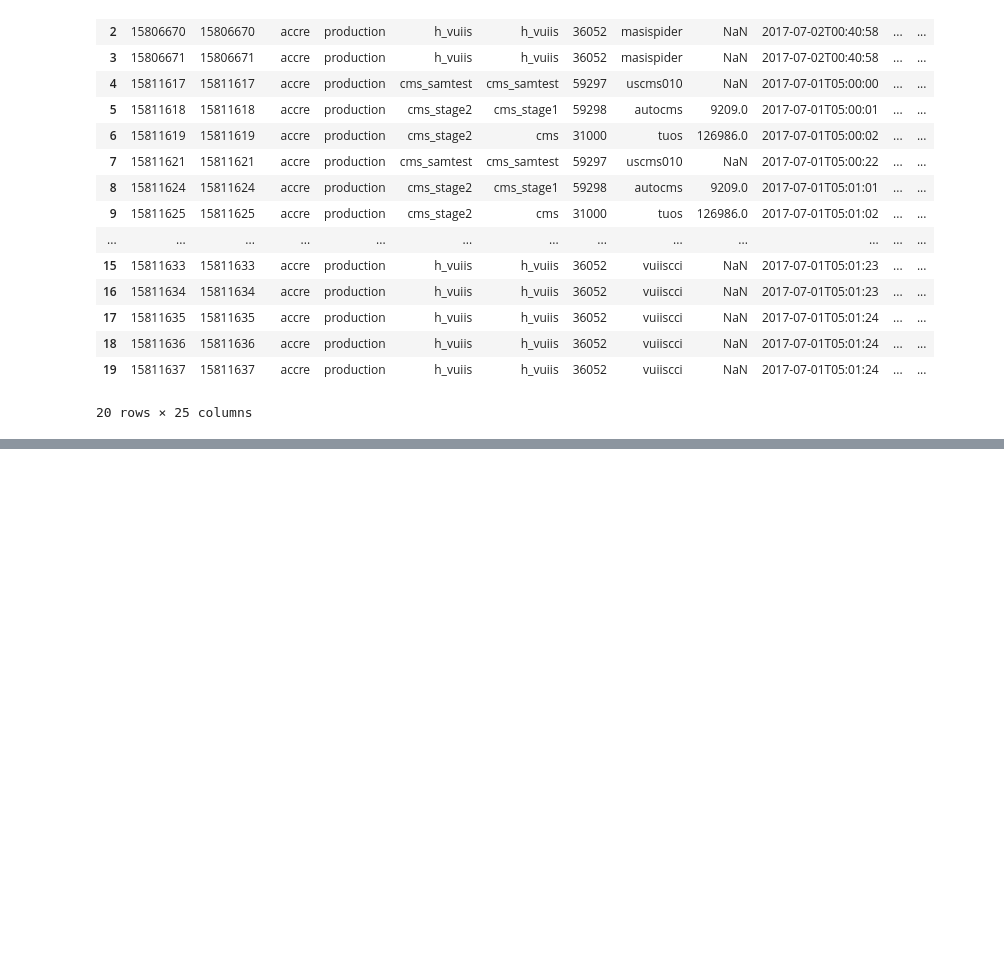
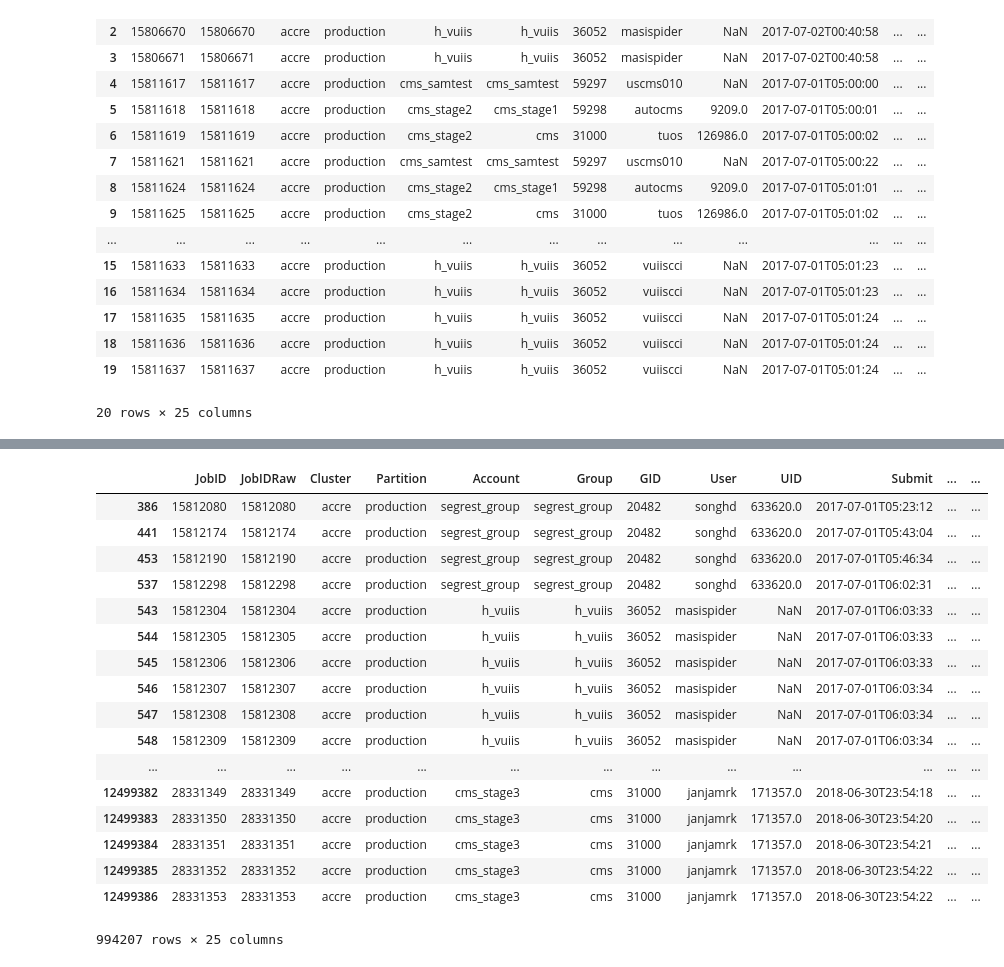
Before and after one commit to Cjcarlevato/data-question-2-dream-crushers, a Jupyter notebook: ACCREdata.ipynb, the cells around one changed output, grey strips where cells are left out. Saved outputs shown, nothing was run; the diff lists cells and outputs as text; code cells hidden in the pictures; blank space fills up the shorter version.

```diff
--- a/ACCREdata.ipynb
+++ b/ACCREdata.ipynb
@@ -5,7 +5,7 @@ import matplotlib.pyplot as plt
 # %%
 ### this is a comment
 # %%
-accre_data = pd.read_csv(r'C:\Users\chris\data_science_projects\data-question-2-dream-crushers\july-2017-thru-june-2018.txt', delimiter='|', nrows=100)
+accre_data = pd.read_csv(r'C:\Users\chris\data_science_projects\data-question-2-dream-crushers\july-2017-thru-june-2018.txt', delimiter='|')
 accre_data.head(n=20)
 # %% [output]
 |  | JobID | JobIDRaw | Cluster | Partition | Account | Group | GID | User | UID | Submit | ... | ... |
@@ -28,0 +147,21 @@ accre_data.head(n=20)
+# %%
+accre_data[(accre_data['NodeList'] =="vmp1409") | (accre_data['State'] == "FAILED")]
+# %% [output]
+|  | JobID | JobIDRaw | Cluster | Partition | Account | Group | GID | User | UID | Submit | ... | ... |
+| 386 | 15812080 | 15812080 | accre | production | segrest_group | segrest_group | 20482 | songhd | 633620.0 | 2017-07-01T05:23:12 | ... | ... |
+| 441 | 15812174 | 15812174 | accre | production | segrest_group | segrest_group | 20482 | songhd | 633620.0 | 2017-07-01T05:43:04 | ... | ... |
+| 453 | 15812190 | 15812190 | accre | production | segrest_group | segrest_group | 20482 | songhd | 633620.0 | 2017-07-01T05:46:34 | ... | ... |
+| 537 | 15812298 | 15812298 | accre | production | segrest_group | segrest_group | 20482 | songhd | 633620.0 | 2017-07-01T06:02:31 | ... | ... |
+| 543 | 15812304 | 15812304 | accre | production | h_vuiis | h_vuiis | 36052 | masispider | NaN | 2017-07-01T06:03:33 | ... | ... |
+| 544 | 15812305 | 15812305 | accre | production | h_vuiis | h_vuiis | 36052 | masispider | NaN | 2017-07-01T06:03:33 | ... | ... |
+| 545 | 15812306 | 15812306 | accre | production | h_vuiis | h_vuiis | 36052 | masispider | NaN | 2017-07-01T06:03:33 | ... | ... |
+| 546 | 15812307 | 15812307 | accre | production | h_vuiis | h_vuiis | 36052 | masispider | NaN | 2017-07-01T06:03:34 | ... | ... |
+| 547 | 15812308 | 15812308 | accre | production | h_vuiis | h_vuiis | 36052 | masispider | NaN | 2017-07-01T06:03:34 | ... | ... |
+| 548 | 15812309 | 15812309 | accre | production | h_vuiis | h_vuiis | 36052 | masispider | NaN | 2017-07-01T06:03:34 | ... | ... |
+| ... | ... | ... | ... | ... | ... | ... | ... | ... | ... | ... | ... | ... |
+| 12499382 | 28331349 | 28331349 | accre | production | cms_stage3 | cms | 31000 | janjamrk | 171357.0 | 2018-06-30T23:54:18 | ... | ... |
+| 12499383 | 28331350 | 28331350 | accre | production | cms_stage3 | cms | 31000 | janjamrk | 171357.0 | 2018-06-30T23:54:20 | ... | ... |
+| 12499384 | 28331351 | 28331351 | accre | production | cms_stage3 | cms | 31000 | janjamrk | 171357.0 | 2018-06-30T23:54:21 | ... | ... |
+| 12499385 | 28331352 | 28331352 | accre | production | cms_stage3 | cms | 31000 | janjamrk | 171357.0 | 2018-06-30T23:54:22 | ... | ... |
+| 12499386 | 28331353 | 28331353 | accre | production | cms_stage3 | cms | 31000 | janjamrk | 171357.0 | 2018-06-30T23:54:22 | ... | ... |
+994207 rows × 25 columns
```
Also changed, not shown: parts of 24 cells of this notebook.
